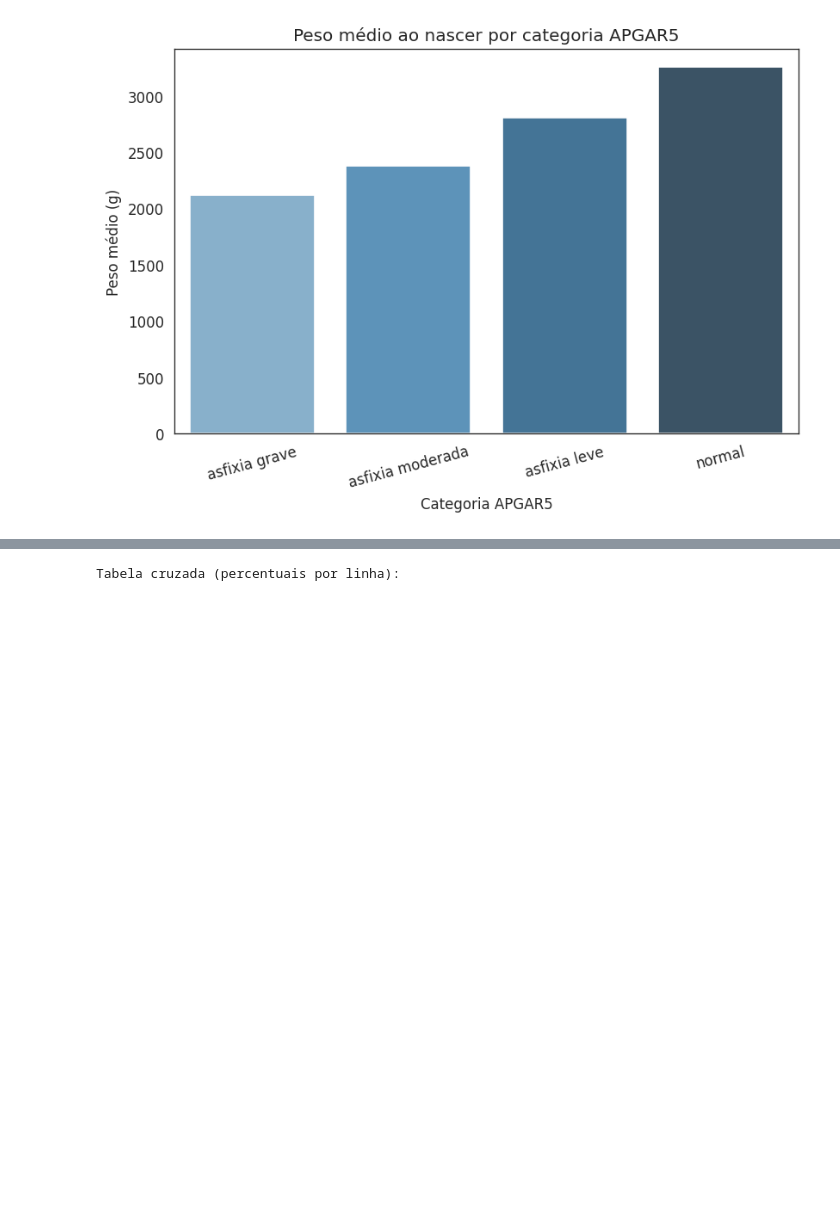
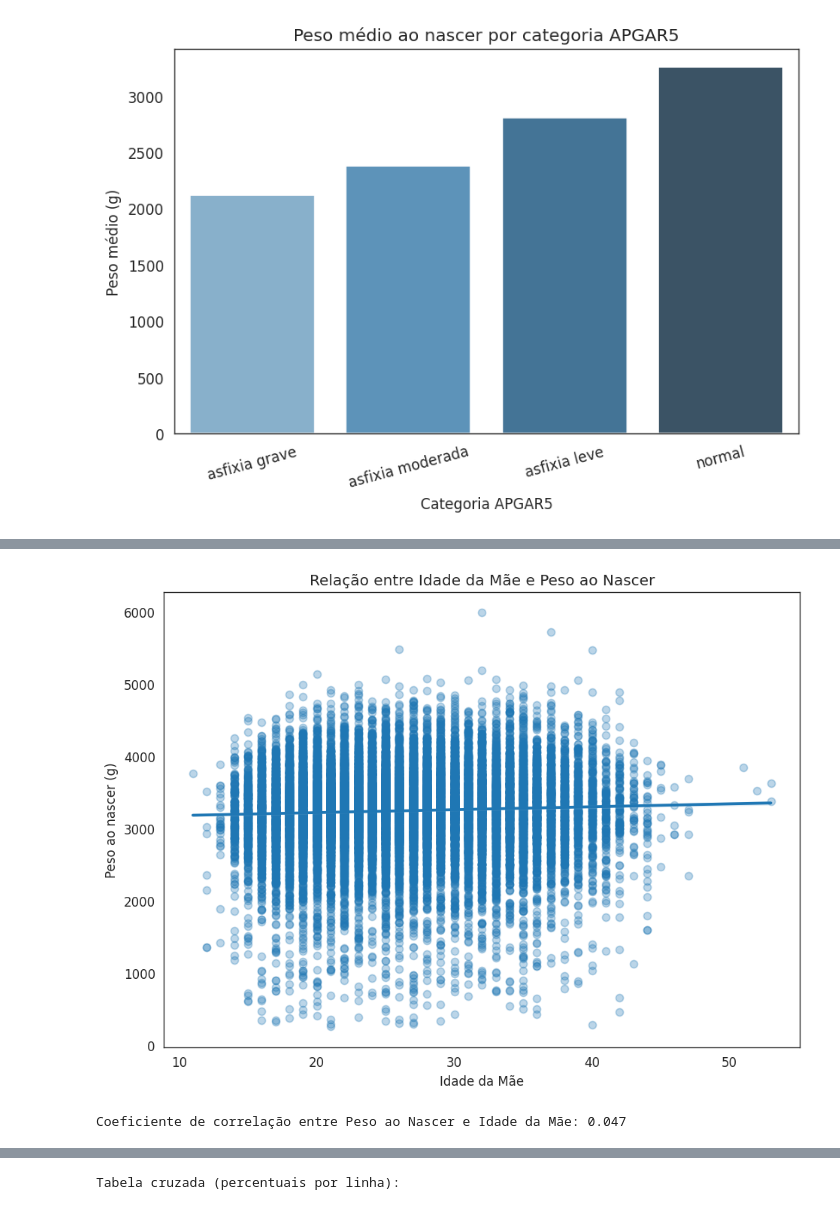
Before and after one commit to alevazcientista-dotcom/Ebac1, a Jupyter notebook: M6_Parte3.ipynb, the cells around one changed output, grey strips where cells are left out. Saved outputs shown, nothing was run; the diff lists cells and outputs as text; code cells hidden in the pictures; blank space fills up the shorter version.

```diff
--- a/M6_Parte3.ipynb
+++ b/M6_Parte3.ipynb
@@ -591,0 +592,16 @@ plt.show()
+# %%
+plt.figure(figsize=(8, 6))
+sns.regplot(data=sinasc, x='IDADEMAE', y='PESO_num', scatter_kws={'alpha':0.3})
+plt.xlabel('Idade da Mãe')
+plt.ylabel('Peso ao nascer (g)')
+plt.title('Relação entre Idade da Mãe e Peso ao Nascer')
+plt.tight_layout()
+plt.show()
+# %% [output]
+[figure, added]
+# %%
+# Calcular o coeficiente de correlação entre PESO_num e IDADEMAE
+correlation = sinasc['PESO_num'].corr(sinasc['IDADEMAE'])
+print(f"Coeficiente de correlação entre Peso ao Nascer e Idade da Mãe: {correlation:.3f}")
+# %% [output]
+Coeficiente de correlação entre Peso ao Nascer e Idade da Mãe: 0.047
```
Also changed, not shown: parts of 9 cells of this notebook.
